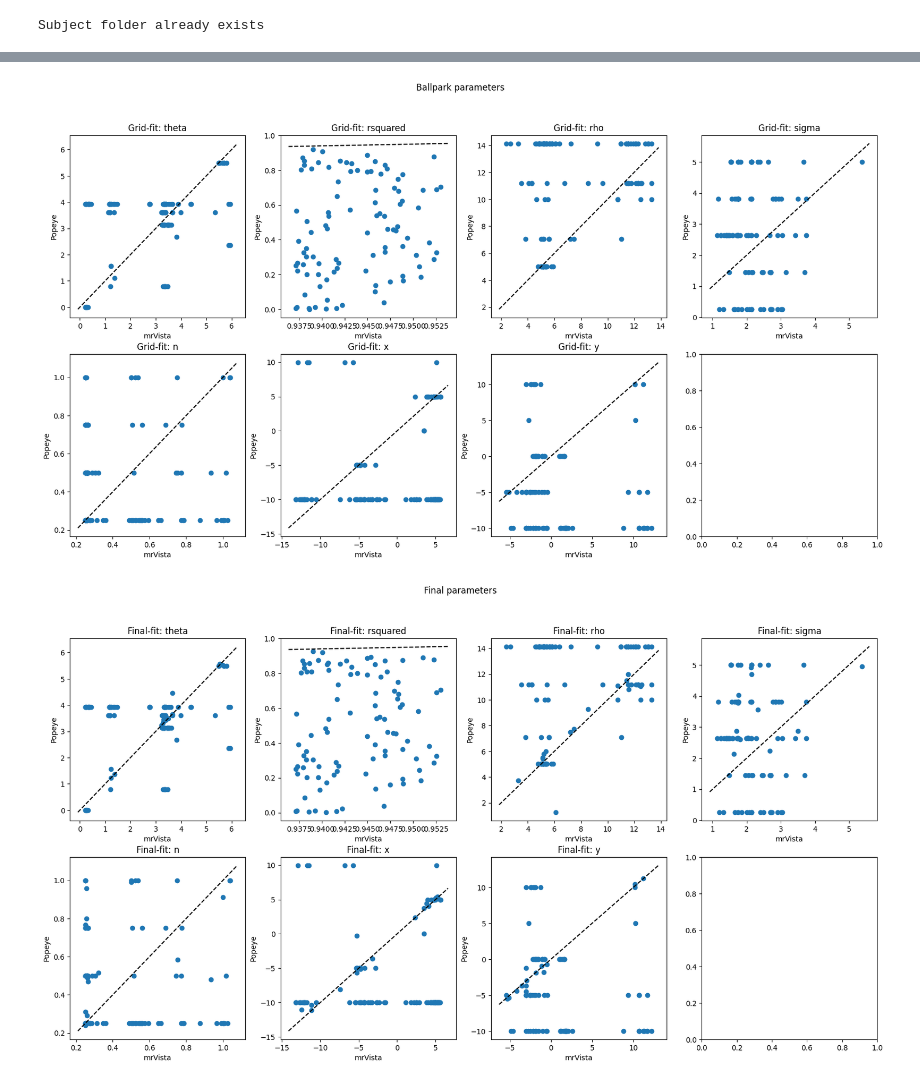
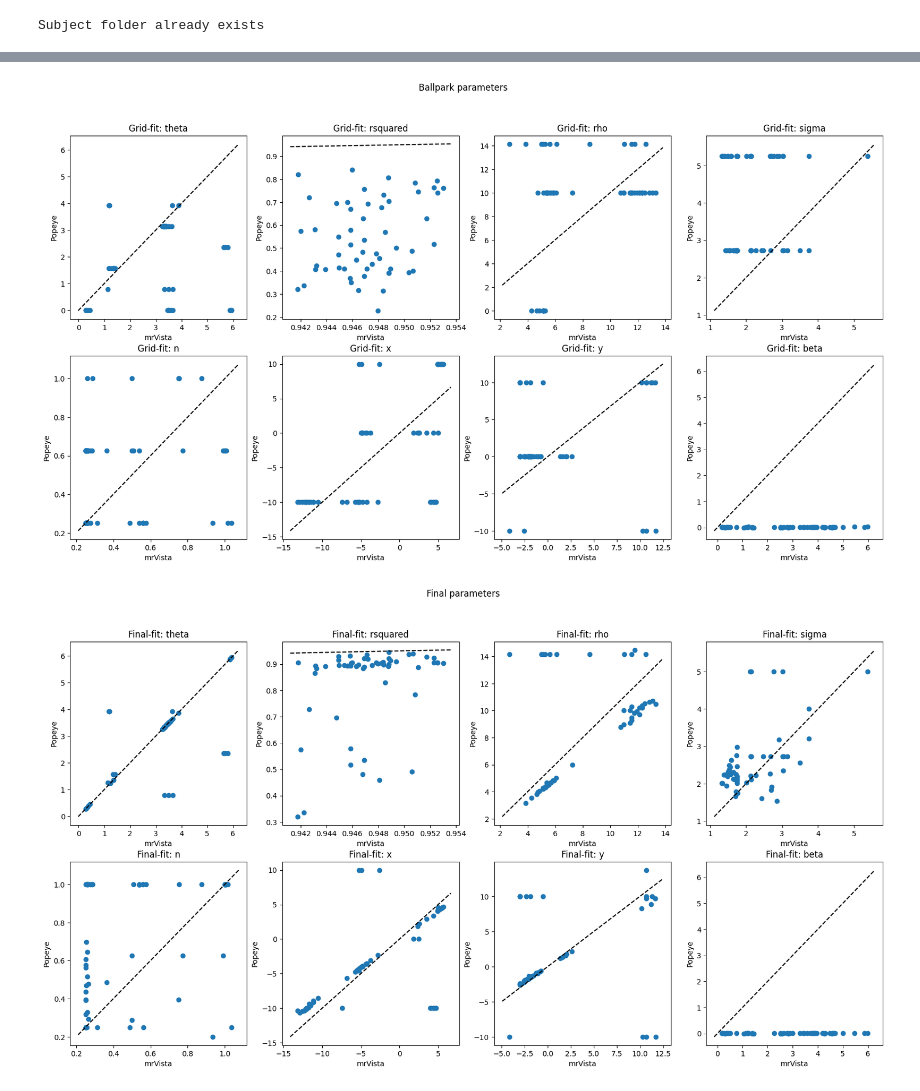
Before and after one commit to clayspacelab/popeye_model_fit, a Jupyter notebook: run_modelfit.ipynb, the cells around one changed output, grey strips where cells are left out. Saved outputs shown, nothing was run; the diff lists cells and outputs as text; code cells hidden in the pictures.

Commit message:
and it works, almostgit add . came down to demeaning the data

```diff
--- a/run_modelfit.ipynb
+++ b/run_modelfit.ipynb
@@ -107,6 +113,6 @@ trueFit_data = nib.load(os.path.join(p['pRF_data'], params['subjID'], 'mrVistaFi
 r2_data = trueFit_data[:, :, :, 1]
 r2visual_data = r2_data[visual_rois]
 r2sorted = np.sort(r2visual_data.flatten())[::-1]
-nvoxs = 25
+nvoxs = 10
 r2thresh = r2sorted[nvoxs]
 visual_rois = r2_data > r2thresh
@@ -125,3 +119,14 @@ visual_rois = r2_data > r2thresh
+# %%
+def remove_trend(scan_data, method='demean'):
+    if method == 'demean':
+         return (scan_data - np.mean(scan_data, axis=-1)[..., None]) / np.mean(scan_data, axis=-1)[..., None]
+        #return detrend(scan_data, axis=-1, type='constant')
+    elif method == 'detrend':
+        return detrend(scan_data, axis=-1)
+# scan_data = remove_trend(scan_data, method='detrend')
+scan_data = remove_trend(scan_data, method='demean')
+
+# scan_data = (scan_data - np.mean(scan_data, axis=-1)[..., None]) / np.mean(scan_data, axis=-1)[..., None]
 # %%
 css_model = prfModels.CompressiveSpatialSummationModel(stimulus, utils.double_gamma_hrf, normalizer=utils.percent_change)
 css_model.hrf_delay = 0
@@ -137,7 +142,7 @@ num_voxels = len(indices)
 timeseries_data = scan_data_visual[xi, yi, zi, :]
 
 # set search grids
-Ns = 5
+Ns = 3
 x_grid = utils.grid_slice(-10.0, 10.0, Ns)
 y_grid = utils.grid_slice(-10.0, 10.0, Ns)
 s_grid = utils.grid_slice(1/css_model.stimulus.ppd0, 5.25, Ns)
@@ -237,7 +245,7 @@ Time taken for fitting: 286.3101341724396
 # %%
 # Plot ground_truth and estimated parameters
 f, axs = plt.subplots(2, 4, figsize=(20, 10))
-for i in range(7):
+for i in range(8):
     ax = axs.flatten()[i]
     # this_truth = trueFit_data[visual_rois, i]
     ax.plot(trueFit_data[visual_rois, i].flatten(), RF_ss5_gFit[visual_rois, i].flatten(), 'o')
@@ -248,22 +256,22 @@ for i in range(7):
 plt.suptitle("Ballpark parameters")
 plt.show()
 # %% [output]
-[figure, old version]
+[figure, new version]
 # %%
 # Plot ground_truth and estimated parameters
 f, axs = plt.subplots(2, 4, figsize=(20, 10))
-for i in range(7):
+for i in range(8):
     ax = axs.flatten()[i]
     # this_truth = trueFit_data[visual_rois, i]
     ax.plot(trueFit_data[visual_rois, i].flatten(), RF_ss5_fFit[visual_rois, i].flatten(), 'o')
     ax.plot(ax.get_xlim(), ax.get_xlim(), 'k--')
     ax.set_title(f"Final-fit: {['theta', 'rsquared', 'rho', 'sigma','n', 'x', 'y', 'beta'][i]}")
     ax.set_xlabel('mrVista')
     ax.set_ylabel('Popeye')
 plt.suptitle("Final parameters")
 plt.show()
 # %% [output]
-[figure, old version]
+[figure, new version]
 # %%
 # # Save the results
 # anat_data = nib.load(p['pRF_anat']) #.get_fdata()
```
Also changed, not shown: parts of 8 cells of this notebook.
